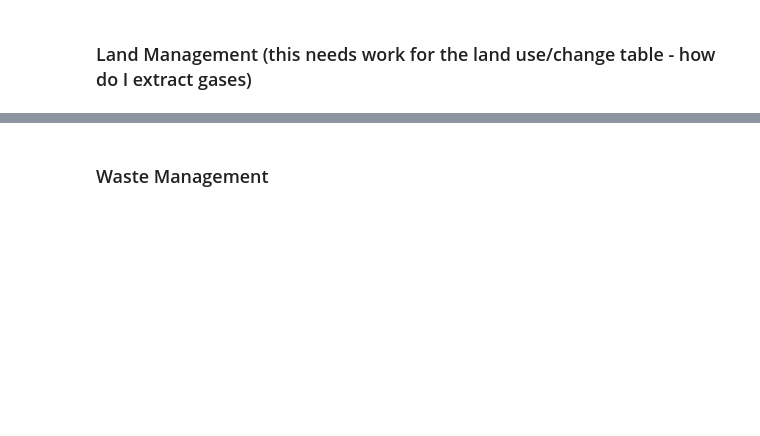
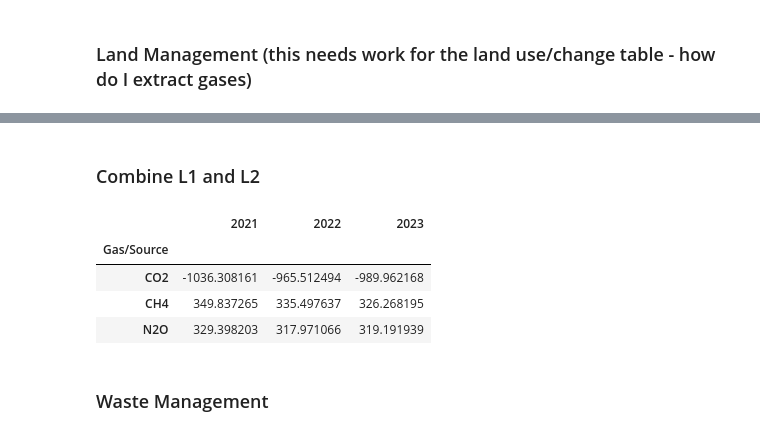
Before and after one commit to hannahzafar/GHGI-viewer, a Jupyter notebook: Emissions-viewer.ipynb, the cells around one changed output, grey strips where cells are left out. Saved outputs shown, nothing was run; the diff lists cells and outputs as text; code cells hidden in the pictures; blank space fills up the shorter version.

```diff
--- a/Emissions-viewer.ipynb
+++ b/Emissions-viewer.ipynb
@@ -143,3 +230,18 @@ df_L_gas_sub
+# %%
+gas_land2 = ['Carbon Stock Change (CO2)a','CH4', 'N2O']
+df_L2_gas_sub = df_L2_gas.loc[gas_land2].iloc[:, -3:]
+df_L2_gas_sub = df_L2_gas_sub.rename(index={'Carbon Stock Change (CO2)a':'CO2'})
+# %% [markdown]
+### Combine L1 and L2
+# %%
+df_L_gas_sub = df_L1_gas_sub + df_L2_gas_sub
+df_L_gas_sub
+# %% [output]
+|  | 2021 | 2022 | 2023 |
+| Gas/Source |  |  |  |
+| CO2 | -1036.308161 | -965.512494 | -989.962168 |
+| CH4 | 349.837265 | 335.497637 | 326.268195 |
+| N2O | 329.398203 | 317.971066 | 319.191939 |
 # %% [markdown]
 ### Waste Management
 # %%
```
Also changed, not shown: parts of 25 cells of this notebook.
